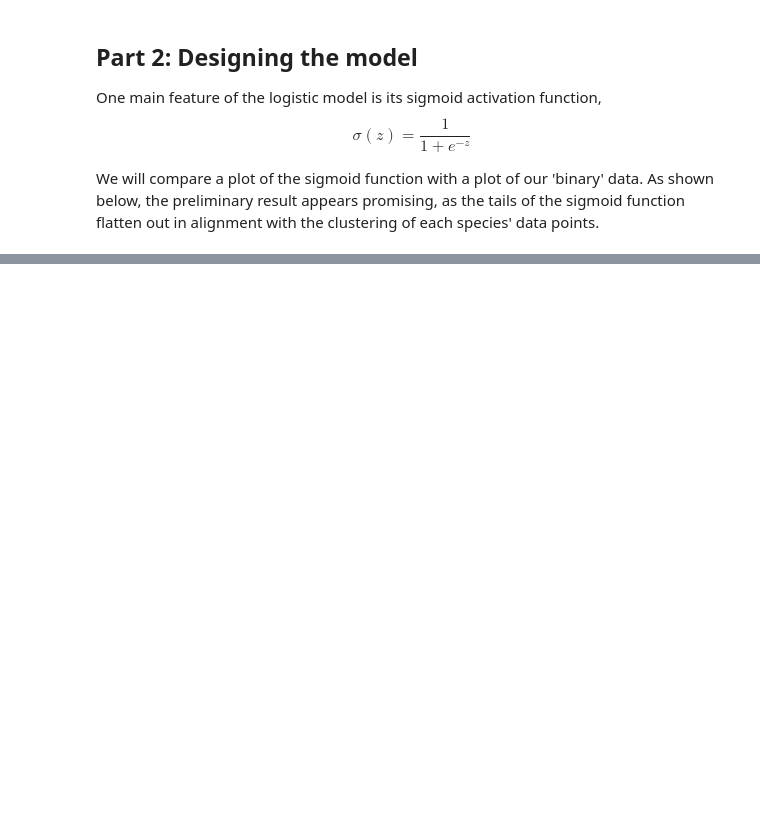
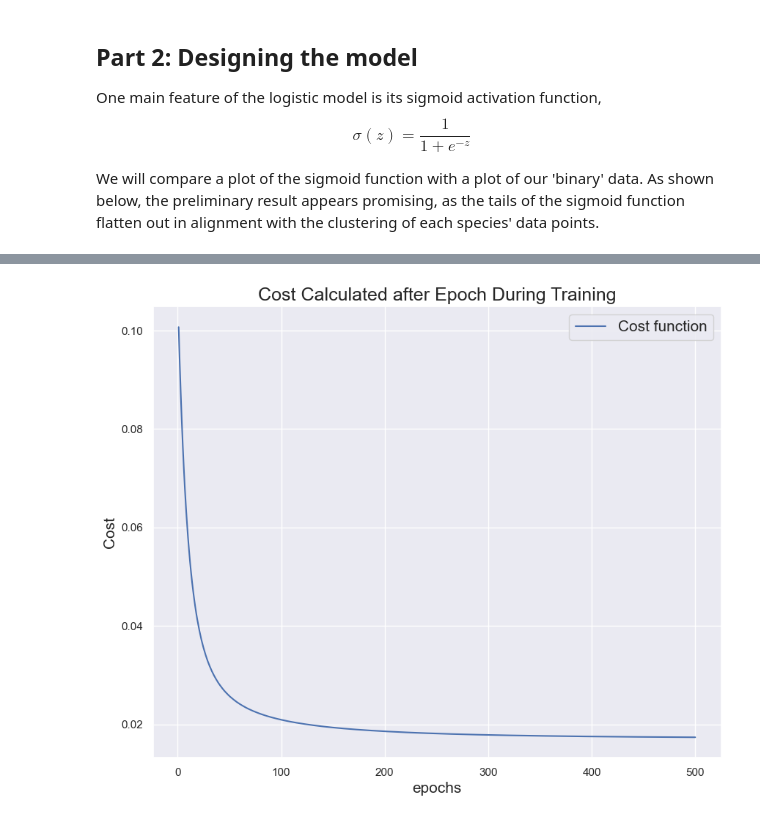
Before and after one commit to LenaLowry1/CMOR438_2025, a Jupyter notebook: Supervised Learning/3. Logistic Regression/Logistic Regression Notes.ipynb, the cells around one changed output, grey strips where cells are left out. Cells and saved outputs as stored; diff of their text form; code cells hidden in the pictures; blank space fills up the shorter version.

```diff
--- a/Supervised Learning/3. Logistic Regression/Logistic Regression Notes.ipynb
+++ b/Supervised Learning/3. Logistic Regression/Logistic Regression Notes.ipynb
@@ -125,6 +130,9 @@ class Neuron(object):
     ----------
     activation_fn : callable
         The activation function applied to the weighted input (e.g., sigmoid, identity, tanh).
+
+    cost_fn: callable
+        The cost function applied to the prediction and the observed value.
 
     weights_ : numpy.ndarray
         Weight vector including the bias term (last entry). Initialized during training.
@@ -185,0 +198,18 @@ class Neuron(object):
+# %%
+def bin_ent_loss(y_pred, y):
+    return - y*np.log(y_pred) - (1 - y)*np.log(1 - y_pred)
+
+node = Neuron(sigmoid_fn, bin_ent_loss)
+
+# Ensures we only use data from rows that are either Adelie or Chinstrap
+X = df.iloc[:220].bill_length_mm.values
+X = X.reshape(-1, 1)
+
+# Scaling the X data, to make sure values do not shoot off to infinity, while maintaining data shape
+scaler = StandardScaler()
+X_scaled = scaler.fit_transform(X)
+
+# Assigns Chinstrap penguins a value of 1, Adelie a value of 0
+y = np.where(df.iloc[:220].species == "Adelie", 0, 1)
+
+node.fit(X_scaled, y, learning_rate = 0.001, epochs = 500)
@@ -185,0 +220,4 @@ class Neuron(object):
+# %%
+node.plot_cost_function()
+# %% [output]
+[figure, added]
```
Also changed, not shown: parts of 20 cells of this notebook, 2 other files.
